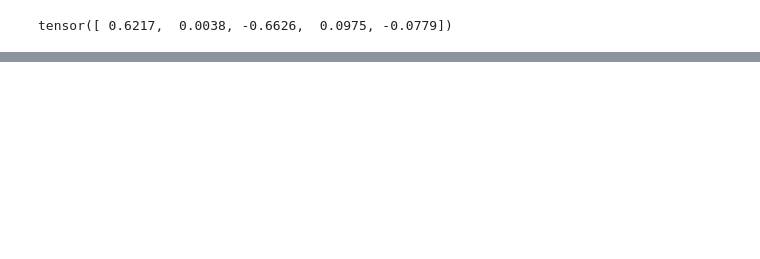
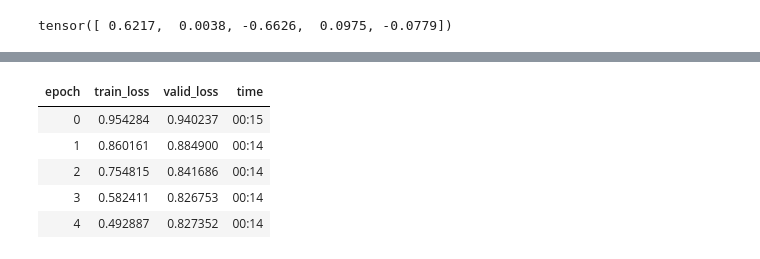
Before and after one commit to Eckmoule/DeepLearningCourse, a Jupyter notebook: 1 - Application cours/6 - Recommandation - Données structurées .ipynb, the cells around one changed output, grey strips where cells are left out. Saved outputs shown, nothing was run; the diff lists cells and outputs as text; code cells hidden in the pictures; blank space fills up the shorter version.

```diff
--- a/1 - Application cours/6 - Recommandation - Données structurées .ipynb
+++ b/1 - Application cours/6 - Recommandation - Données structurées .ipynb
@@ -135,0 +186,17 @@ learn.fit_one_cycle(5, 5e-3)
+# %%
+# On utilise la méthode weight decay pour éviter le surentrainement. Cela va inciter le modèle à ne pas utiliser
+# un trop grand nombre de paramètres (voir cours).
+
+model = DotProduct(n_users, n_movies, 50)
+learn = Learner(dls, model, loss_func=MSELossFlat())
+learn.fit_one_cycle(5, 5e-3, wd=0.1)
+
+# On voit que cela complique l'entrainement puisque le train loss diminue beaucoup moins rapidement. En revanche on a
+# bien améliorer le résultat sur le jeux de validation.
+# %% [output]
+| epoch | train_loss | valid_loss | time |
+| 0 | 0.954284 | 0.940237 | 00:15 |
+| 1 | 0.860161 | 0.884900 | 00:14 |
+| 2 | 0.754815 | 0.841686 | 00:14 |
+| 3 | 0.582411 | 0.826753 | 00:14 |
+| 4 | 0.492887 | 0.827352 | 00:14 |
```
Also changed, not shown: parts of 16 cells of this notebook, 1 other file.
